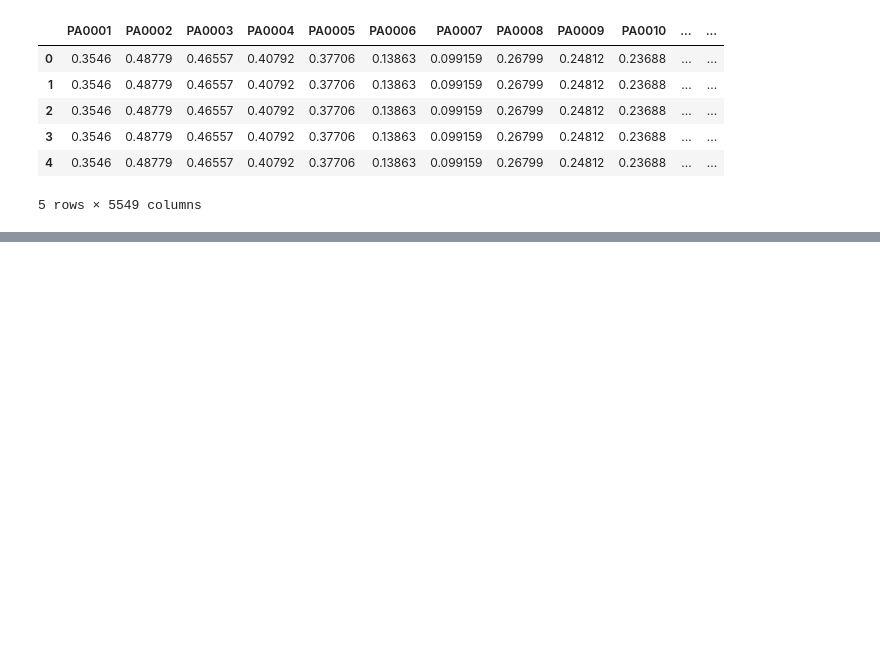
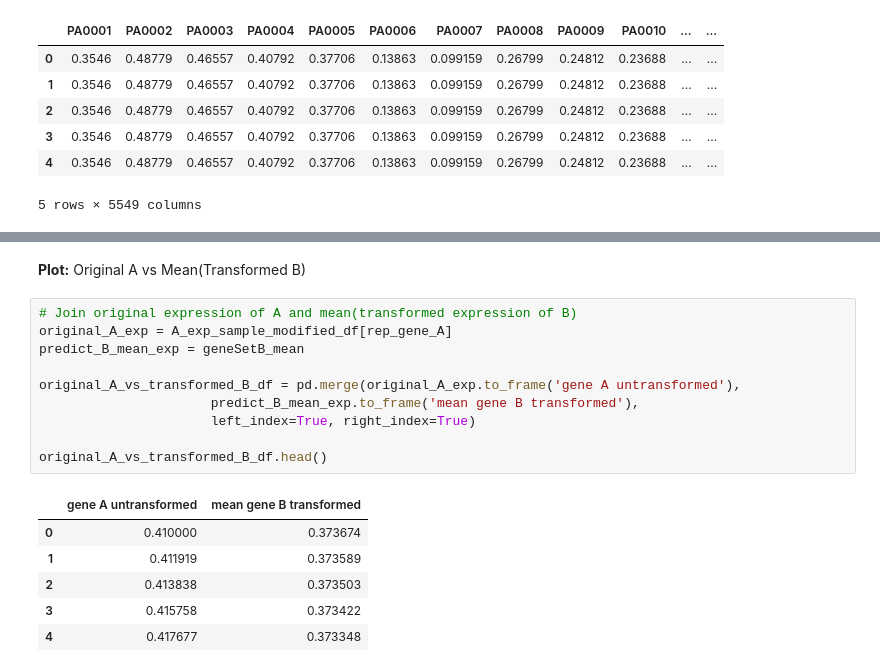
Before and after one commit to greenelab/Pseudomonas_latent_spaces, a Jupyter notebook: scripts/explore_relationship_AandB_pt2.ipynb, the cells around one changed output, grey strips where cells are left out. Cells and saved outputs as stored; diff of their text form; blank space fills up the shorter version.

```diff
--- a/scripts/explore_relationship_AandB_pt2.ipynb
+++ b/scripts/explore_relationship_AandB_pt2.ipynb
@@ -668,0 +663,19 @@ dtype: float64
+# %% [markdown]
+**Plot:** Original A vs Mean(Transformed B)
+# %%
+# Join original expression of A and mean(transformed expression of B)
+original_A_exp = A_exp_sample_modified_df[rep_gene_A]
+predict_B_mean_exp = geneSetB_mean
+
+original_A_vs_transformed_B_df = pd.merge(original_A_exp.to_frame('gene A untransformed'),
+                      predict_B_mean_exp.to_frame('mean gene B transformed'),
+                      left_index=True, right_index=True)
+
+original_A_vs_transformed_B_df.head()
+# %% [output]
+|  | gene A untransformed | mean gene B transformed |
+| 0 | 0.410000 | 0.373674 |
+| 1 | 0.411919 | 0.373589 |
+| 2 | 0.413838 | 0.373503 |
+| 3 | 0.415758 | 0.373422 |
+| 4 | 0.417677 | 0.373348 |
```
Also changed, not shown: parts of 11 cells of this notebook, 3 other files.
